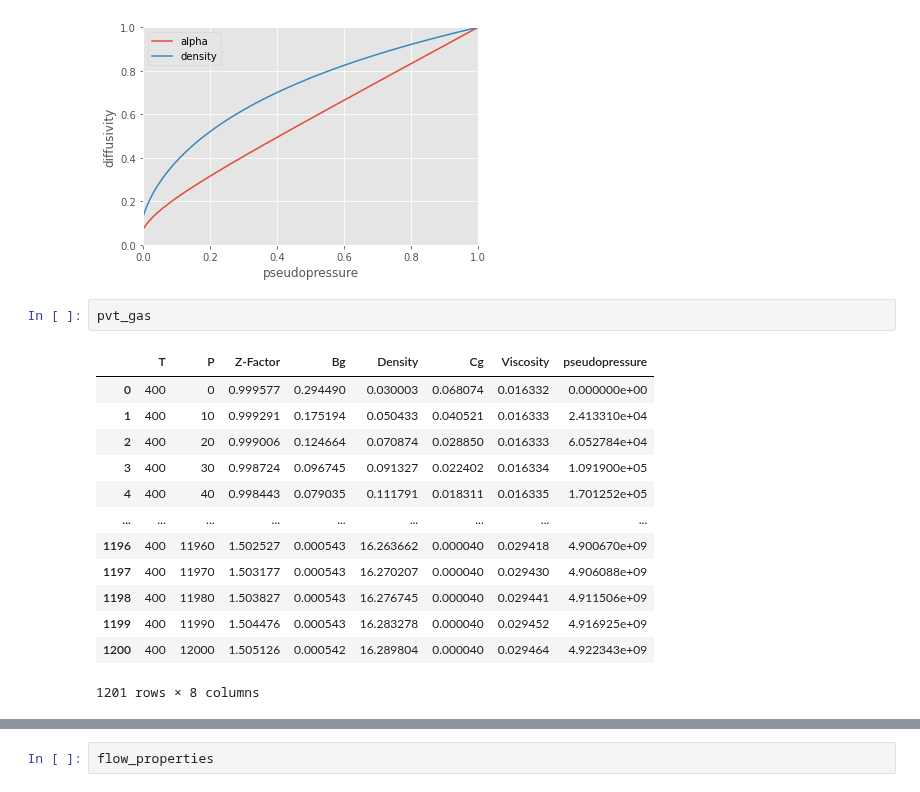
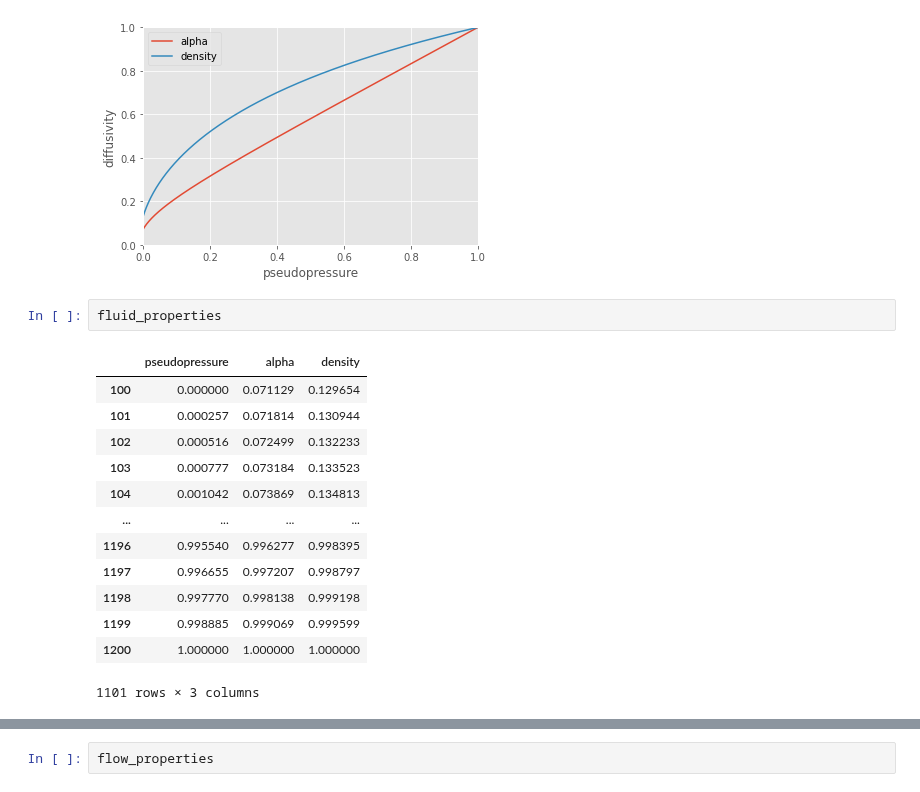
Before and after one commit to frank1010111/bluebonnet, a Jupyter notebook: docs/flow.ipynb, the cells around one changed output, grey strips where cells are left out. Saved outputs shown, nothing was run; the diff lists cells and outputs as text.

```diff
--- a/docs/flow.ipynb
+++ b/docs/flow.ipynb
@@ -87,21 +87,21 @@ fluid_properties.plot(x="pseudopressure", y="density", ax=ax)
 <AxesSubplot:xlabel='pseudopressure', ylabel='diffusivity'>
 [figure]
 # %%
-pvt_gas
+fluid_properties
 # %% [output]
-|  | T | P | Z-Factor | Bg | Density | Cg | Viscosity | pseudopressure |
-| 0 | 400 | 0 | 0.999577 | 0.294490 | 0.030003 | 0.068074 | 0.016332 | 0.000000e+00 |
-| 1 | 400 | 10 | 0.999291 | 0.175194 | 0.050433 | 0.040521 | 0.016333 | 2.413310e+04 |
-| 2 | 400 | 20 | 0.999006 | 0.124664 | 0.070874 | 0.028850 | 0.016333 | 6.052784e+04 |
-| 3 | 400 | 30 | 0.998724 | 0.096745 | 0.091327 | 0.022402 | 0.016334 | 1.091900e+05 |
-| 4 | 400 | 40 | 0.998443 | 0.079035 | 0.111791 | 0.018311 | 0.016335 | 1.701252e+05 |
-| ... | ... | ... | ... | ... | ... | ... | ... | ... |
-| 1196 | 400 | 11960 | 1.502527 | 0.000543 | 16.263662 | 0.000040 | 0.029418 | 4.900670e+09 |
-| 1197 | 400 | 11970 | 1.503177 | 0.000543 | 16.270207 | 0.000040 | 0.029430 | 4.906088e+09 |
-| 1198 | 400 | 11980 | 1.503827 | 0.000543 | 16.276745 | 0.000040 | 0.029441 | 4.911506e+09 |
-| 1199 | 400 | 11990 | 1.504476 | 0.000543 | 16.283278 | 0.000040 | 0.029452 | 4.916925e+09 |
-| 1200 | 400 | 12000 | 1.505126 | 0.000542 | 16.289804 | 0.000040 | 0.029464 | 4.922343e+09 |
+|  | pseudopressure | alpha | density |
+| 100 | 0.000000 | 0.071129 | 0.129654 |
+| 101 | 0.000257 | 0.071814 | 0.130944 |
+| 102 | 0.000516 | 0.072499 | 0.132233 |
+| 103 | 0.000777 | 0.073184 | 0.133523 |
+| 104 | 0.001042 | 0.073869 | 0.134813 |
+| ... | ... | ... | ... |
+| 1196 | 0.995540 | 0.996277 | 0.998395 |
+| 1197 | 0.996655 | 0.997207 | 0.998797 |
+| 1198 | 0.997770 | 0.998138 | 0.999198 |
+| 1199 | 0.998885 | 0.999069 | 0.999599 |
+| 1200 | 1.000000 | 1.000000 | 1.000000 |
-1201 rows × 8 columns
+1101 rows × 3 columns
 # %%
 t_end = 10
 time = np.linspace(0, np.sqrt(t_end), 10_000) ** 2
```
Also changed, not shown: parts of 4 cells of this notebook, 3 other files.
